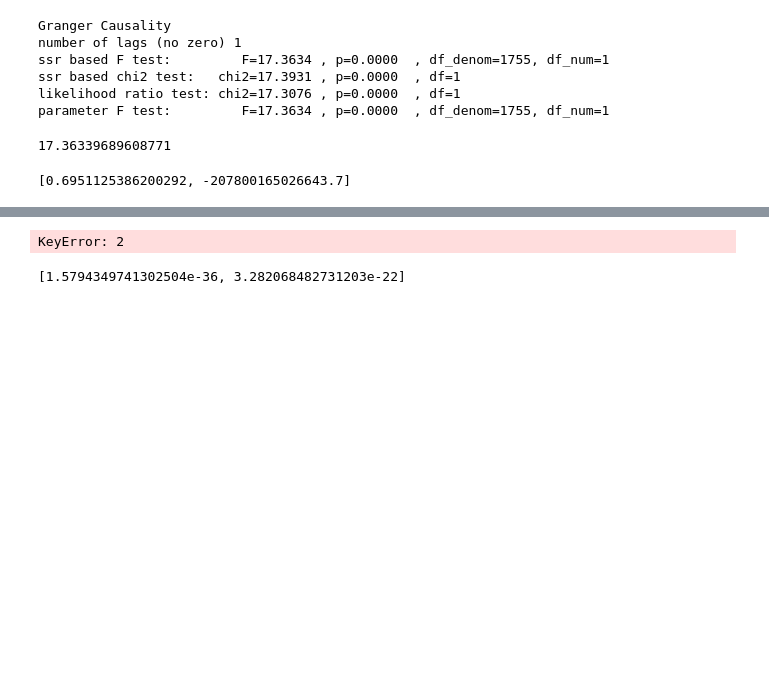
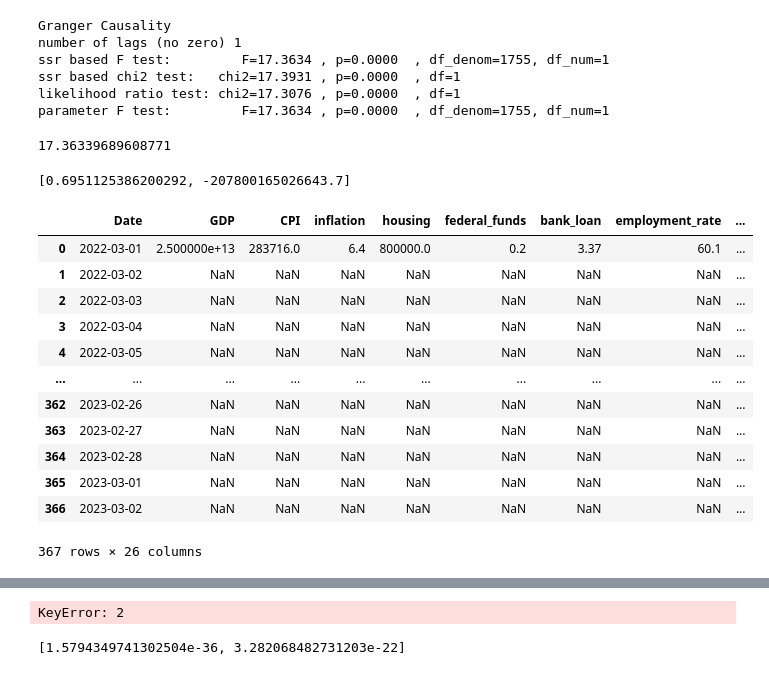
Before and after one commit to danielosetiawan/NLP_sentiment_analysis, a Jupyter notebook: Plotly - Sentiment v. Stock & Topics.ipynb, the cells around one changed output, grey strips where cells are left out. Cells and saved outputs as stored; diff of their text form; code cells hidden in the pictures; blank space fills up the shorter version.

```diff
--- a/Plotly - Sentiment v. Stock.ipynb
+++ b/Plotly - Sentiment v. Stock & Topics.ipynb
@@ -478,3 +478,22 @@ for idx in range(2):
 coefs
 # %% [output]
 [0.6951125386200292, -207800165026643.7]
+# %%
+topics_stats = pd.read_csv('./data/cleaned_up_data/topics/final_sent_topic_stats_summary.csv', index_col='Type')
+topics_df = pd.read_csv('./data/cleaned_up_data/topics/final_sent_topic_chart_summary.csv')
+# %%
+topics_df
+# %% [output]
+|  | Date | GDP | CPI | inflation | housing | federal_funds | bank_loan | employment_rate | ... |
+| 0 | 2022-03-01 | 2.500000e+13 | 283716.0 | 6.4 | 800000.0 | 0.2 | 3.37 | 60.1 | ... |
+| 1 | 2022-03-02 | NaN | NaN | NaN | NaN | NaN | NaN | NaN | ... |
+| 2 | 2022-03-03 | NaN | NaN | NaN | NaN | NaN | NaN | NaN | ... |
+| 3 | 2022-03-04 | NaN | NaN | NaN | NaN | NaN | NaN | NaN | ... |
+| 4 | 2022-03-05 | NaN | NaN | NaN | NaN | NaN | NaN | NaN | ... |
+| ... | ... | ... | ... | ... | ... | ... | ... | ... | ... |
+| 362 | 2023-02-26 | NaN | NaN | NaN | NaN | NaN | NaN | NaN | ... |
+| 363 | 2023-02-27 | NaN | NaN | NaN | NaN | NaN | NaN | NaN | ... |
+| 364 | 2023-02-28 | NaN | NaN | NaN | NaN | NaN | NaN | NaN | ... |
+| 365 | 2023-03-01 | NaN | NaN | NaN | NaN | NaN | NaN | NaN | ... |
+| 366 | 2023-03-02 | NaN | NaN | NaN | NaN | NaN | NaN | NaN | ... |
+367 rows × 26 columns
```
Also changed, not shown: parts of 7 cells of this notebook, 2 other files.
